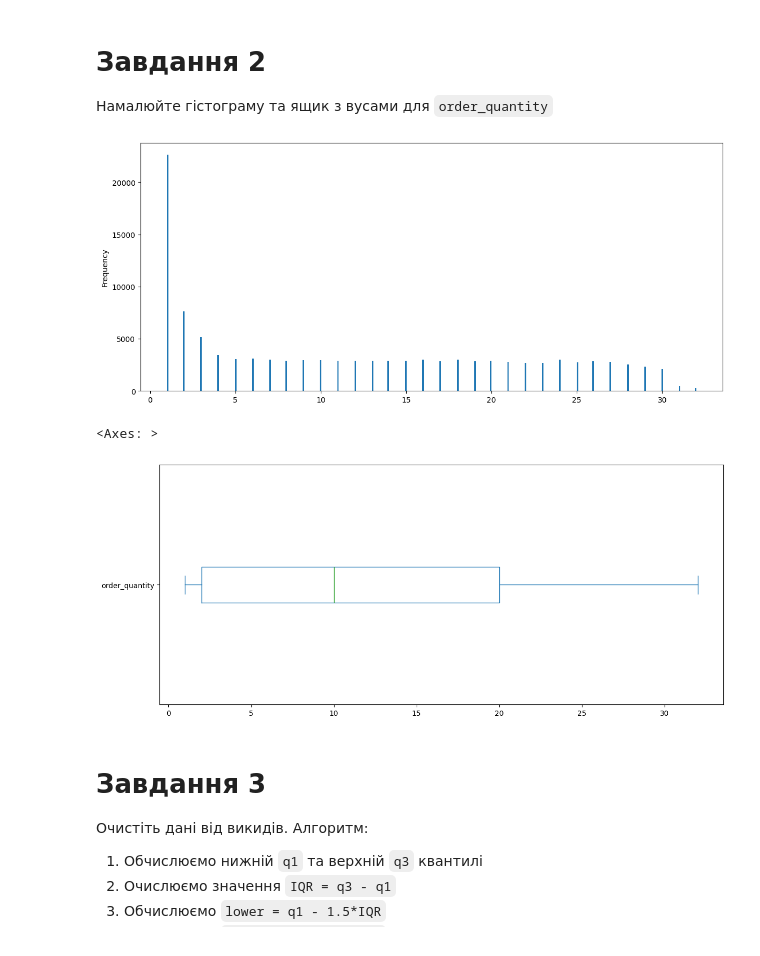
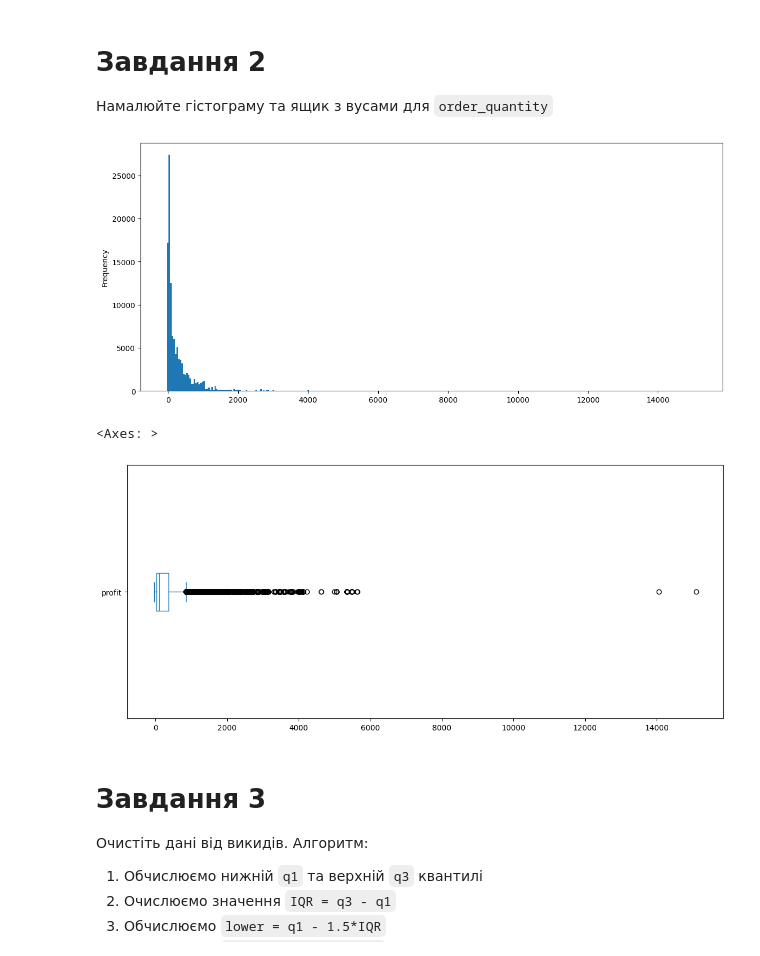
Before and after one commit to Margo-s-M/-, a Jupyter notebook: Практична_аналіз_данихS.ipynb, the cells around one changed output. Saved outputs shown, nothing was run; the diff lists cells and outputs as text; code cells hidden in the pictures.

```diff
--- a/Практична_аналіз_данихS.ipynb
+++ b/Практична_аналіз_данихS.ipynb
@@ -53,19 +53,19 @@ median_cost
 # Завдання 2
 Намалюйте гістограму та ящик з вусами для `order_quantity`
 # %%
-ax = sales['order_quantity'].plot(kind='hist',
+ax = sales['profit'].plot(kind='hist',
                                 bins=int(np.sqrt(rows)),
                                 figsize=(14,6)
                                )
 # %% [output]
-[figure, old version]
+[figure, new version]
 # %%
 rows =sales.shape[0]
 # %%
-sales['order_quantity'].plot(kind='box', vert=False, figsize=(14,6))
+sales['profit'].plot(kind='box', vert=False, figsize=(14,6))
 # %% [output]
 <Axes: >
-[figure, old version]
+[figure, new version]
 # %% [markdown]
 # Завдання 3
 Очистіть дані від викидів. Алгоритм:
```
